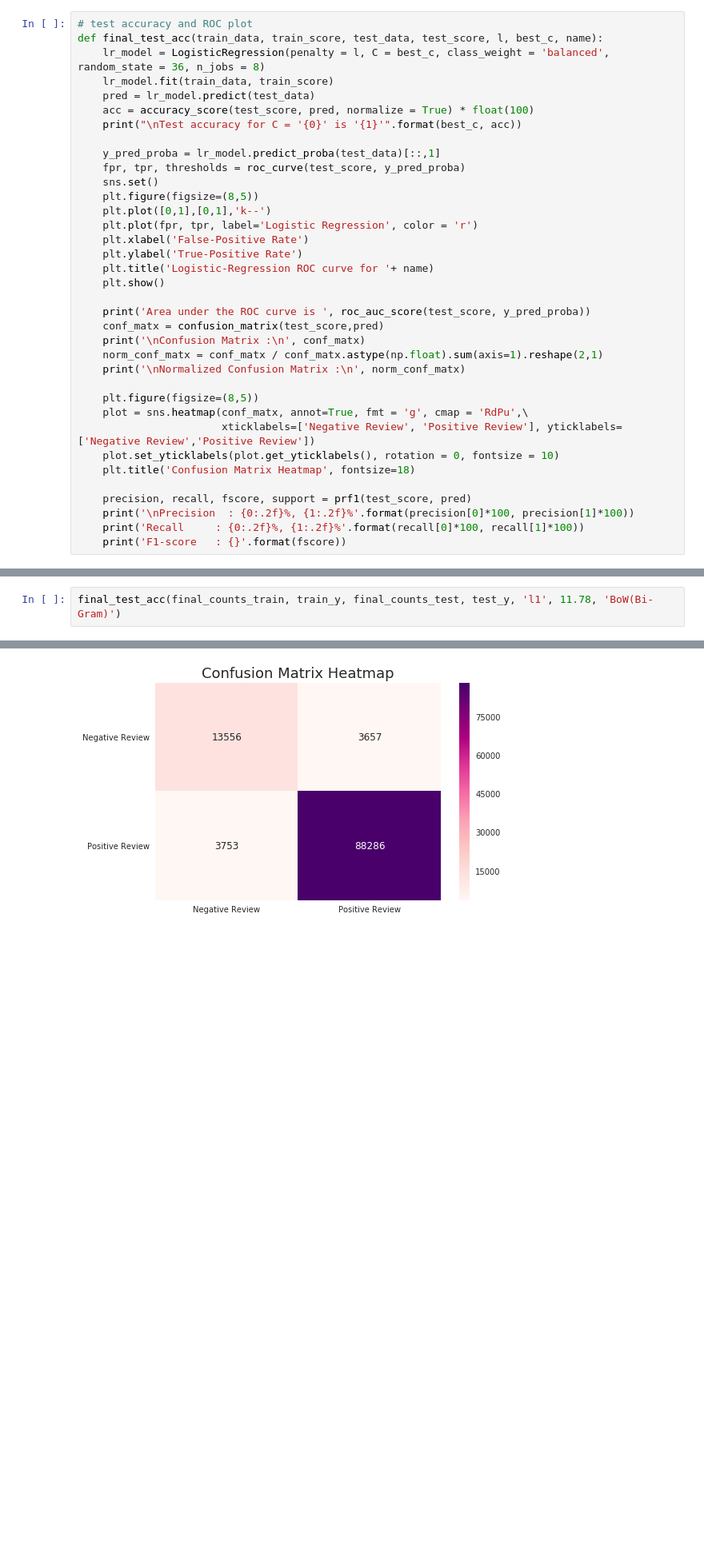
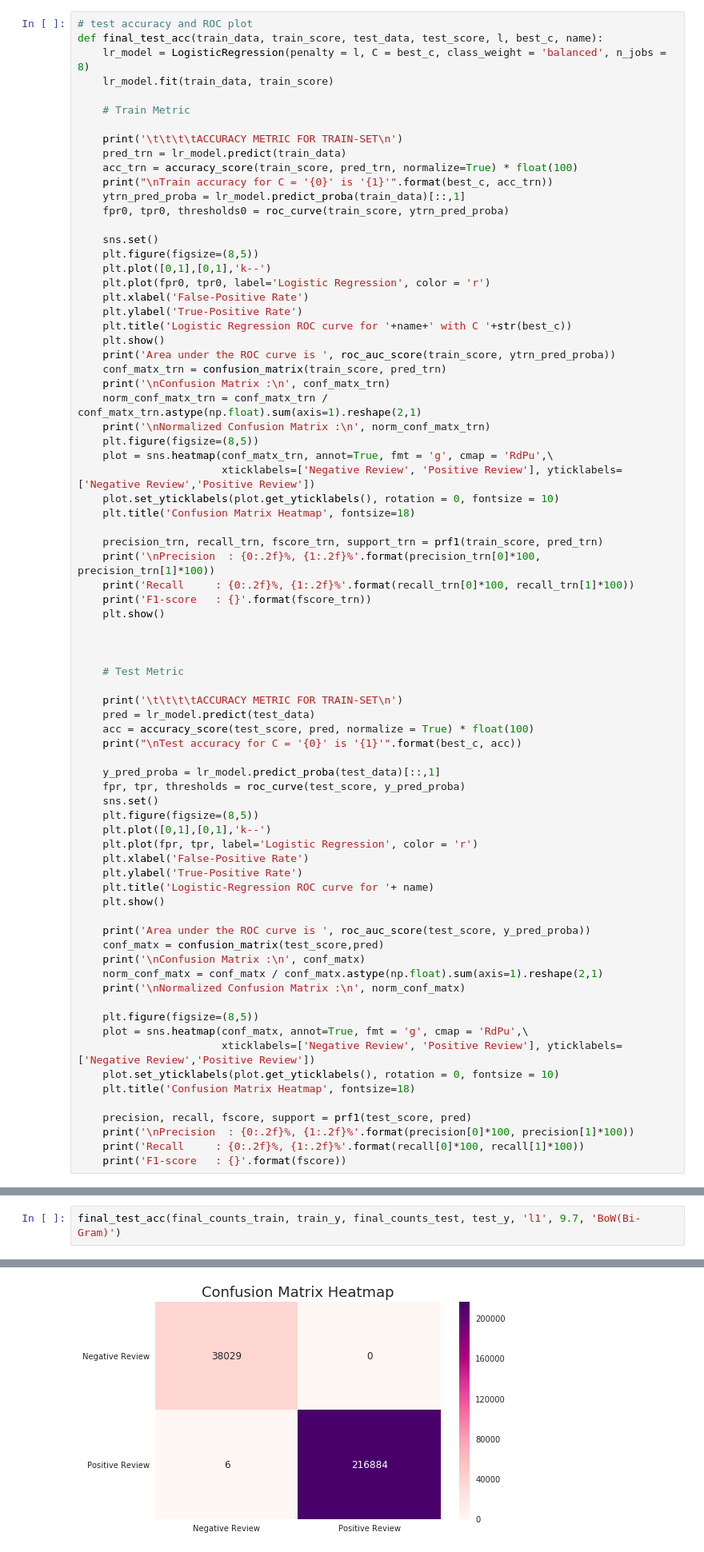
Before and after one commit to sradheya99/ML-Algorithms, a Jupyter notebook: 4.LogisticRegression/LogisticRegression_AZ.ipynb, the cells around one changed output, grey strips where cells are left out. Shown at 80% size. Cells and saved outputs as stored; diff of their text form; blank space fills up the shorter version.

```diff
--- a/4.LogisticRegression/LogisticRegression_AZ.ipynb
+++ b/4.LogisticRegression/LogisticRegression_AZ.ipynb
@@ -260,8 +260,48 @@ def error_comparision(cv_err, train_err):
 # %%
 # test accuracy and ROC plot
 def final_test_acc(train_data, train_score, test_data, test_score, l, best_c, name):
-    lr_model = LogisticRegression(penalty = l, C = best_c, class_weight = 'balanced', random_state = 36, n_jobs = 8)
+    lr_model = LogisticRegression(penalty = l, C = best_c, class_weight = 'balanced', n_jobs = 8)
     lr_model.fit(train_data, train_score)
+
+    # Train Metric
+
+    print('\t\t\t\tACCURACY METRIC FOR TRAIN-SET\n')
+    pred_trn = lr_model.predict(train_data)
+    acc_trn = accuracy_score(train_score, pred_trn, normalize=True) * float(100)
+    print("\nTrain accuracy for C = '{0}' is '{1}'".format(best_c, acc_trn))
+    ytrn_pred_proba = lr_model.predict_proba(train_data)[::,1]
+    fpr0, tpr0, thresholds0 = roc_curve(train_score, ytrn_pred_proba)
+
+    sns.set()
+    plt.figure(figsize=(8,5))
+    plt.plot([0,1],[0,1],'k--')
+    plt.plot(fpr0, tpr0, label='Logistic Regression', color = 'r')
+    plt.xlabel('False-Positive Rate')
+    plt.ylabel('True-Positive Rate')
+    plt.title('Logistic Regression ROC curve for '+name+' with C '+str(best_c))
+    plt.show()
+    print('Area under the ROC curve is ', roc_auc_score(train_score, ytrn_pred_proba))
+    conf_matx_trn = confusion_matrix(train_score, pred_trn)
+    print('\nConfusion Matrix :\n', conf_matx_trn)
+    norm_conf_matx_trn = conf_matx_trn / conf_matx_trn.astype(np.float).sum(axis=1).reshape(2,1)
+    print('\nNormalized Confusion Matrix :\n', norm_conf_matx_trn)
+    plt.figure(figsize=(8,5))
+    plot = sns.heatmap(conf_matx_trn, annot=True, fmt = 'g', cmap = 'RdPu',\
+                       xticklabels=['Negative Review', 'Positive Review'], yticklabels=['Negative Review','Positive Review'])
+    plot.set_yticklabels(plot.get_yticklabels(), rotation = 0, fontsize = 10)
+    plt.title('Confusion Matrix Heatmap', fontsize=18)
+
+    precision_trn, recall_trn, fscore_trn, support_trn = prf1(train_score, pred_trn)
+    print('\nPrecision  : {0:.2f}%, {1:.2f}%'.format(precision_trn[0]*100, precision_trn[1]*100))
+    print('Recall     : {0:.2f}%, {1:.2f}%'.format(recall_trn[0]*100, recall_trn[1]*100))
+    print('F1-score   : {}'.format(fscore_trn))
+    plt.show()
+
+
+
+    # Test Metric
+
+    print('\t\t\t\tACCURACY METRIC FOR TRAIN-SET\n')
     pred = lr_model.predict(test_data)
     acc = accuracy_score(test_score, pred, normalize = True) * float(100)
     print("\nTest accuracy for C = '{0}' is '{1}'".format(best_c, acc))
@@ -722,5 +806,5 @@ LogisticRegression(C=8.128393064714178, class_weight='balanced', dual=False,
 # %% [markdown]
 ### [E.] Accuracy Matrics
 # %%
-final_test_acc(final_counts_train, train_y, final_counts_test, test_y, 'l1', 11.78, 'BoW(Bi-Gram)')
+final_test_acc(final_counts_train, train_y, final_counts_test, test_y, 'l1', 9.7, 'BoW(Bi-Gram)')
 # %% [output]
@@ -742 +829 @@ F1-score   : [0.78535427 0.95972432]
-[figure, old version]
+[figure, new version]
```
Also changed, not shown: parts of 49 cells of this notebook.
